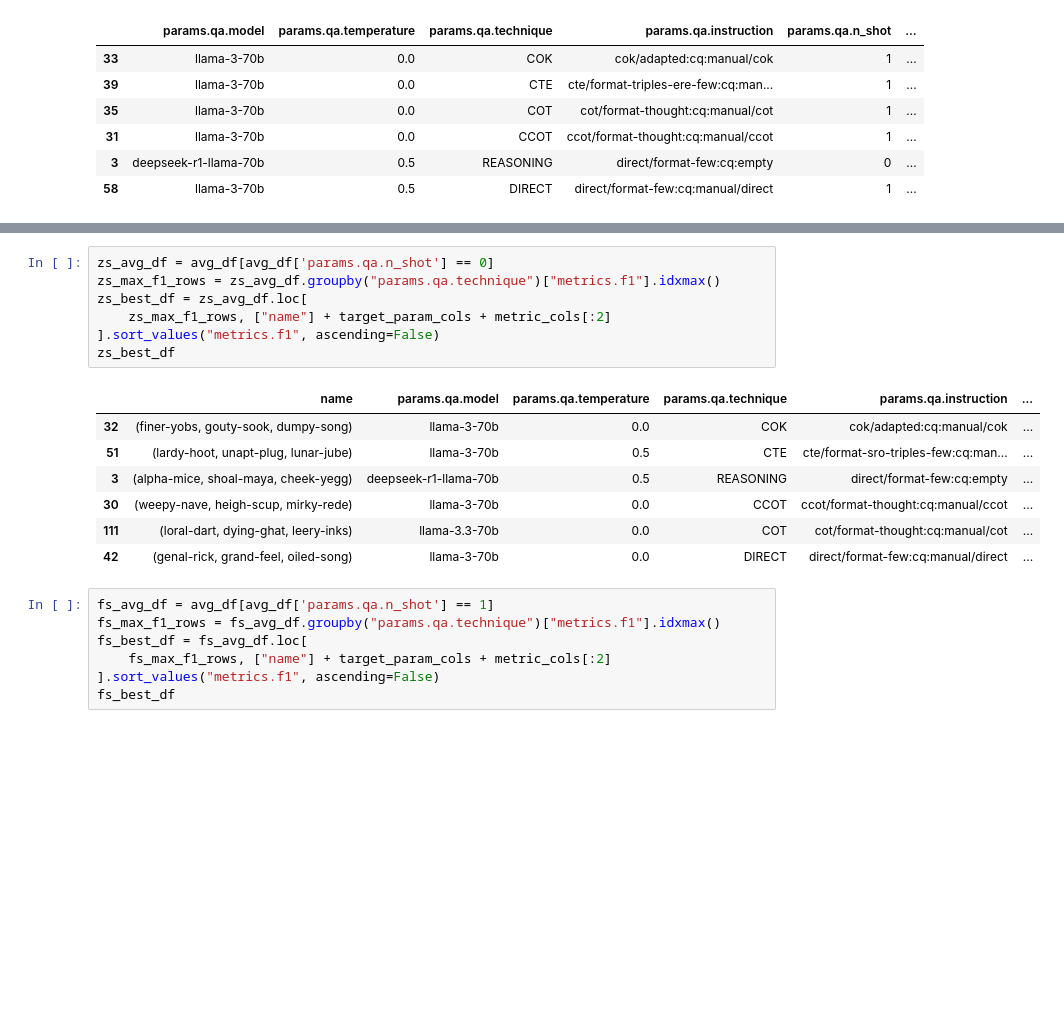
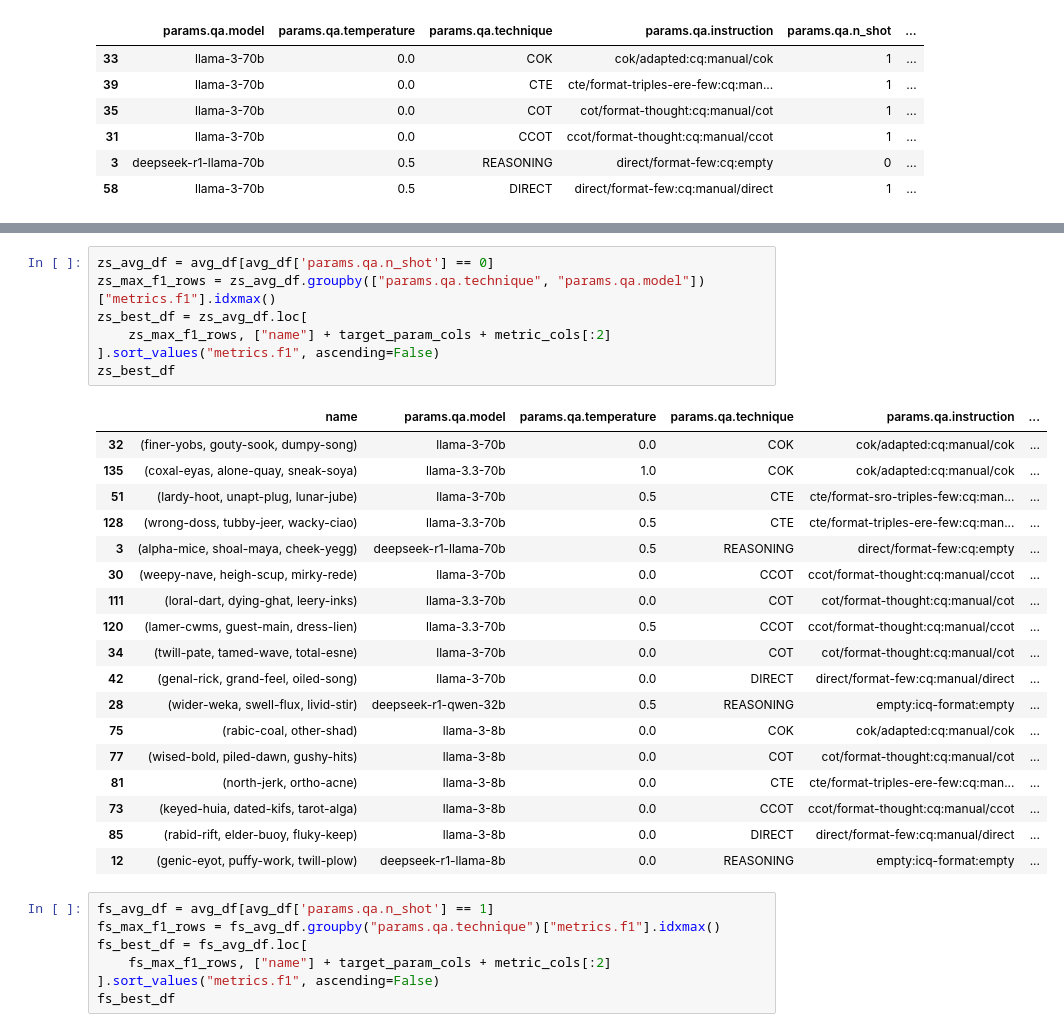
Before and after one commit to bdsaglam/pipeline-mhqa-manual, a Jupyter notebook: nbs/musique-full-manual-new/compare-technique.ipynb, the cells around one changed output, grey strips where cells are left out. Drawn from its saved outputs; the diff is of its cells as text; blank space fills up the shorter version.

```diff
--- a/nbs/musique-full-manual-new/compare-technique.ipynb
+++ b/nbs/musique-full-manual-new/compare-technique.ipynb
@@ -71,18 +163,29 @@ best_df.drop(columns=['name'])
 # %%
 zs_avg_df = avg_df[avg_df['params.qa.n_shot'] == 0]
-zs_max_f1_rows = zs_avg_df.groupby("params.qa.technique")["metrics.f1"].idxmax()
+zs_max_f1_rows = zs_avg_df.groupby(["params.qa.technique", "params.qa.model"])["metrics.f1"].idxmax()
 zs_best_df = zs_avg_df.loc[
     zs_max_f1_rows, ["name"] + target_param_cols + metric_cols[:2]
 ].sort_values("metrics.f1", ascending=False)
 zs_best_df
 # %% [output]
 |  | name | params.qa.model | params.qa.temperature | params.qa.technique | params.qa.instruction | ... |
 | 32 | (finer-yobs, gouty-sook, dumpy-song) | llama-3-70b | 0.0 | COK | cok/adapted:cq:manual/cok | ... |
+| 135 | (coxal-eyas, alone-quay, sneak-soya) | llama-3.3-70b | 1.0 | COK | cok/adapted:cq:manual/cok | ... |
 | 51 | (lardy-hoot, unapt-plug, lunar-jube) | llama-3-70b | 0.5 | CTE | cte/format-sro-triples-few:cq:man... | ... |
+| 128 | (wrong-doss, tubby-jeer, wacky-ciao) | llama-3.3-70b | 0.5 | CTE | cte/format-triples-ere-few:cq:man... | ... |
 | 3 | (alpha-mice, shoal-maya, cheek-yegg) | deepseek-r1-llama-70b | 0.5 | REASONING | direct/format-few:cq:empty | ... |
 | 30 | (weepy-nave, heigh-scup, mirky-rede) | llama-3-70b | 0.0 | CCOT | ccot/format-thought:cq:manual/ccot | ... |
 | 111 | (loral-dart, dying-ghat, leery-inks) | llama-3.3-70b | 0.0 | COT | cot/format-thought:cq:manual/cot | ... |
+| 120 | (lamer-cwms, guest-main, dress-lien) | llama-3.3-70b | 0.5 | CCOT | ccot/format-thought:cq:manual/ccot | ... |
+| 34 | (twill-pate, tamed-wave, total-esne) | llama-3-70b | 0.0 | COT | cot/format-thought:cq:manual/cot | ... |
 | 42 | (genal-rick, grand-feel, oiled-song) | llama-3-70b | 0.0 | DIRECT | direct/format-few:cq:manual/direct | ... |
+| 28 | (wider-weka, swell-flux, livid-stir) | deepseek-r1-qwen-32b | 0.5 | REASONING | empty:icq-format:empty | ... |
+| 75 | (rabic-coal, other-shad) | llama-3-8b | 0.0 | COK | cok/adapted:cq:manual/cok | ... |
+| 77 | (wised-bold, piled-dawn, gushy-hits) | llama-3-8b | 0.0 | COT | cot/format-thought:cq:manual/cot | ... |
+| 81 | (north-jerk, ortho-acne) | llama-3-8b | 0.0 | CTE | cte/format-triples-ere-few:cq:man... | ... |
+| 73 | (keyed-huia, dated-kifs, tarot-alga) | llama-3-8b | 0.0 | CCOT | ccot/format-thought:cq:manual/ccot | ... |
+| 85 | (rabid-rift, elder-buoy, fluky-keep) | llama-3-8b | 0.0 | DIRECT | direct/format-few:cq:manual/direct | ... |
+| 12 | (genic-eyot, puffy-work, twill-plow) | deepseek-r1-llama-8b | 0.0 | REASONING | empty:icq-format:empty | ... |
 # %%
 fs_avg_df = avg_df[avg_df['params.qa.n_shot'] == 1]
 fs_max_f1_rows = fs_avg_df.groupby("params.qa.technique")["metrics.f1"].idxmax()
```
Also changed, not shown: parts of 1 cell of this notebook, 2 other files.
